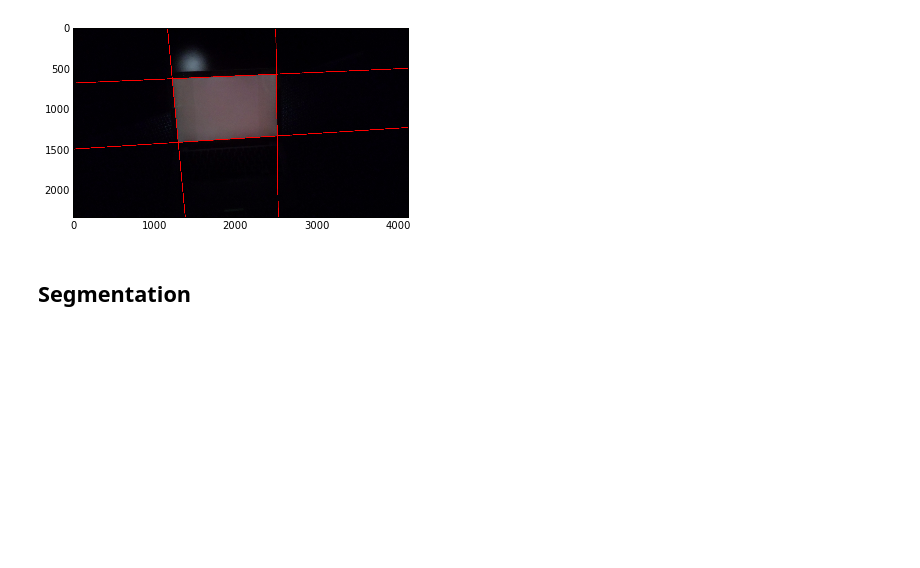
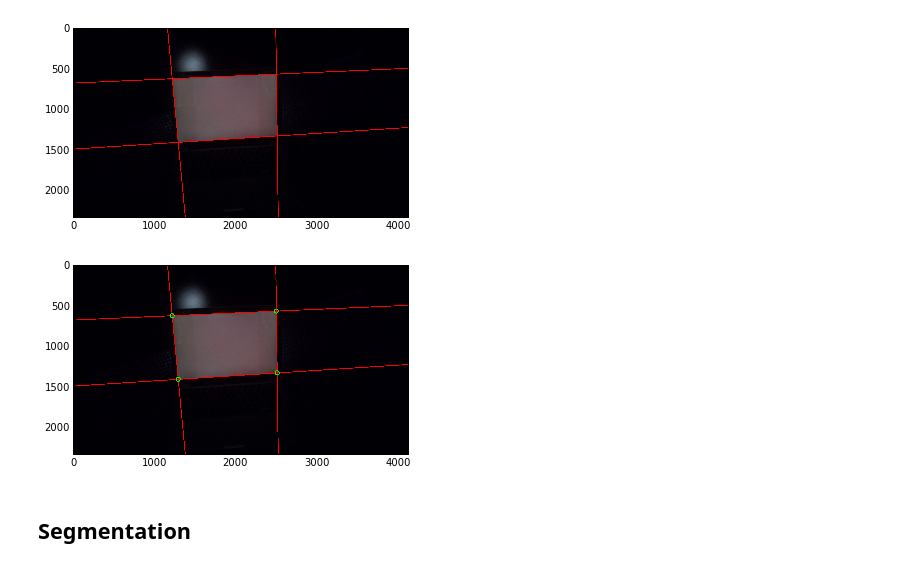
Before and after one commit to pearsonlab/cv-testing, a Jupyter notebook: find-screen.ipynb, the cells around one changed output. Drawn from its saved outputs; the diff is of its cells as text; code cells hidden in the pictures; blank space fills up the shorter version.

```diff
--- a/find-screen.ipynb
+++ b/find-screen.ipynb
@@ -165,3 +199,7 @@ plt.imshow(plt_img);
+# %%
+plt.imshow(plt_img);
+# %% [output]
+[figure, added]
 # %% [markdown]
 ## Segmentation
 # %%
```
Also changed, not shown: parts of 3 cells of this notebook.
